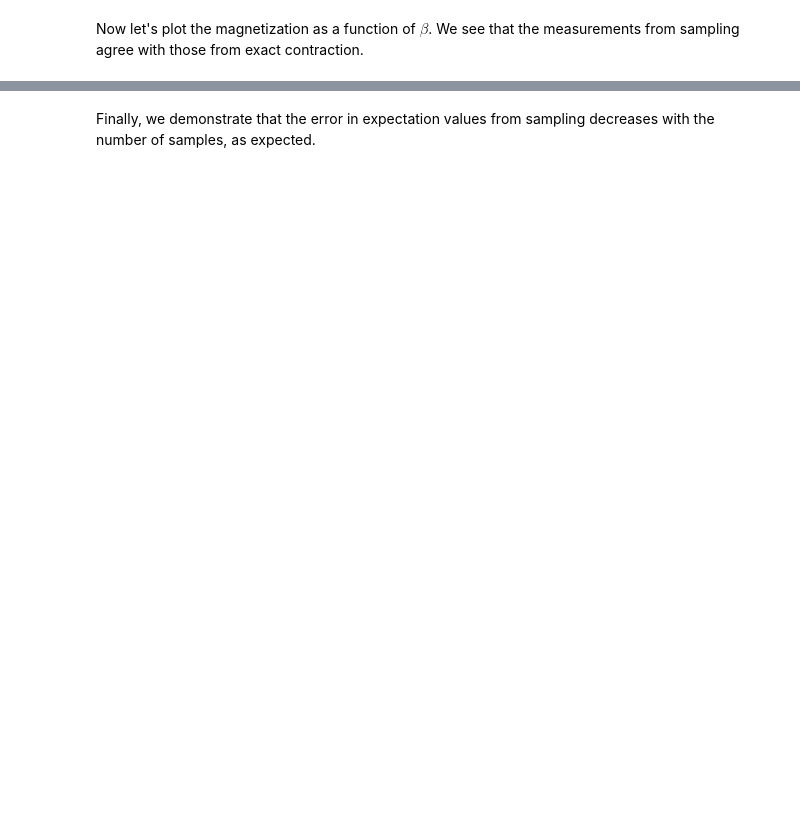
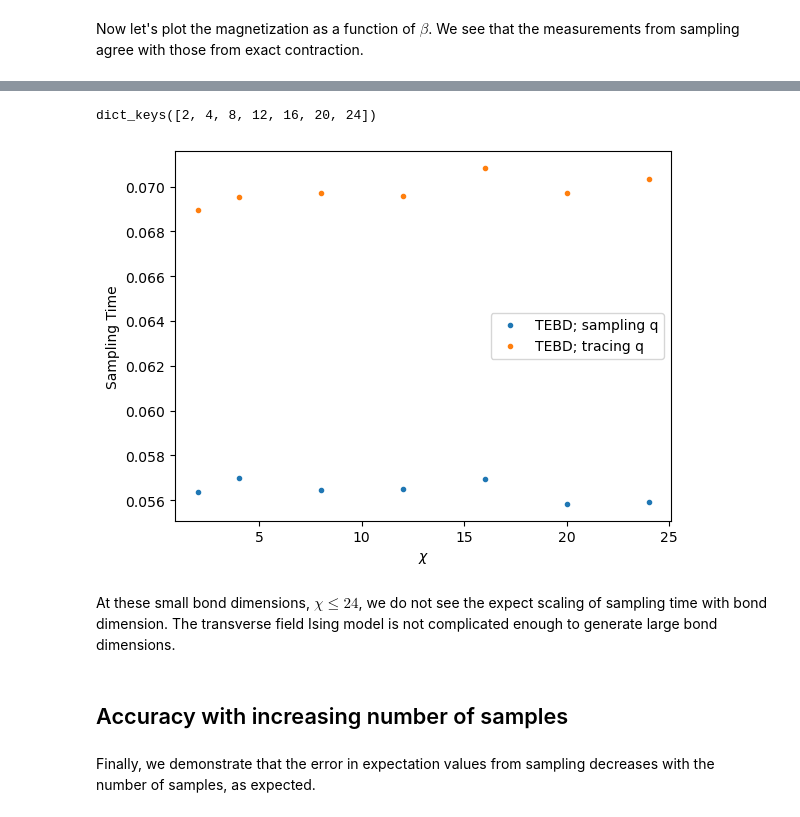
Before and after one commit to tenpy/tenpy_notebooks, a Jupyter notebook: 15_purification_sampling.ipynb, the cells around one changed output, grey strips where cells are left out. Drawn from its saved outputs; the diff is of its cells as text; code cells hidden in the pictures; blank space fills up the shorter version.

```diff
--- a/15_purification_sampling.ipynb
+++ b/15_purification_sampling.ipynb
@@ -112,0 +136,4 @@ plt.show()
+# %%
+datas_tebd = {}
+for chi in [2, 4, 8, 12, 16, 20, 24]:
+    datas_tebd[chi] = imag_tebd(L=30, beta_max=3.0, num_samples=50, chi_max=chi, sample_all=False)
@@ -113,3 +267,22 @@ plt.show()
+# %%
+datas_tebd.keys()
+# %% [output]
+dict_keys([2, 4, 8, 12, 16, 20, 24])
+# %%
+chis = list(datas_tebd.keys())
+plt.plot(chis, [datas_tebd[c]['time_sq'] for c in chis], '.', label='TEBD; sampling q')
+plt.plot(chis, [datas_tebd[c]['time_nsq'] for c in chis], '.', label='TEBD; tracing q')
+
+plt.legend()
+plt.xlabel(r'$\chi$')
+plt.ylabel(r'Sampling Time')
+plt.show()
+# %% [output]
+[figure, added]
+# %% [markdown]
+At these small bond dimensions, $\chi \leq 24$, we do not see the expect scaling of sampling time with bond dimension. The transverse field Ising model is not complicated enough to generate large bond dimensions.
+# %% [markdown]
+## Accuracy with increasing number of samples
 # %% [markdown]
 Finally, we demonstrate that the error in expectation values from sampling decreases with the number of samples, as expected.
 # %%
```
Also changed, not shown: parts of 13 cells of this notebook.
